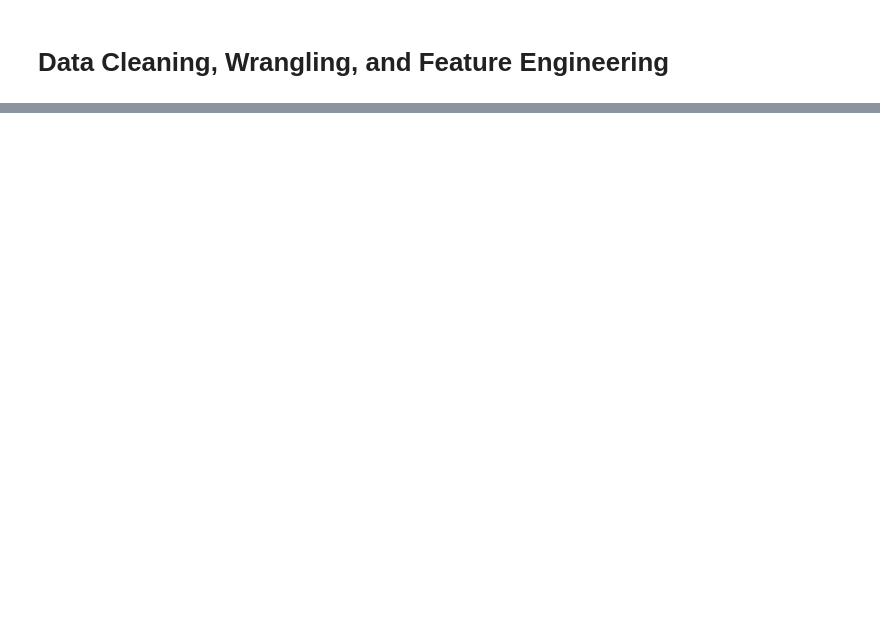
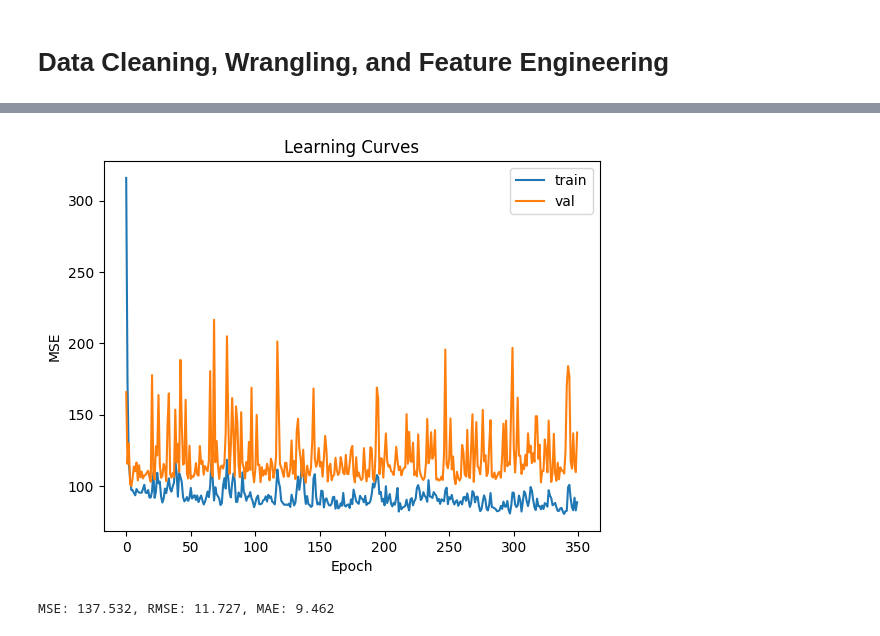
Before and after one commit to C23-PS052/Machine-Learning, a Jupyter notebook: Capstone_Playground.ipynb, the cells around one changed output, grey strips where cells are left out. Cells and saved outputs as stored; diff of their text form; code cells hidden in the pictures; blank space fills up the shorter version.

Commit message:
Finished training and converting model

```diff
--- a/Capstone_Playground.ipynb
+++ b/Capstone_Playground.ipynb
@@ -523,0 +232,14 @@ plot_series(X_test, rnn_forecast)
+# %%
+X = X.reshape((X.shape[0], X.shape[1], 1))
+# %%
+n_test = 365-292
+X_train, X_test, y_train, y_test = X[:-n_test], X[-n_test:], y[:-n_test], y[-n_test:]
+# %%
+model = Sequential()
+model.add(LSTM(100, activation='relu', kernel_initializer='he_normal', input_shape=(n_steps,1)))
+model.add(Dense(50, activation='relu', kernel_initializer='he_normal'))
+model.add(Dense(50, activation='relu', kernel_initializer='he_normal'))
+model.add(Dense(1))
+# %%
+model.compile(optimizer='adam', loss='mse', metrics=['mae'])
+model.fit(X_train, y_train, epochs=350, batch_size=32, verbose=1, validation_data=(X_test, y_test))
@@ -523,0 +265,17 @@ plot_series(X_test, rnn_forecast)
+# %%
+import matplotlib.pyplot as plt
+plt.title('Learning Curves')
+plt.xlabel('Epoch')
+plt.ylabel('MSE')
+plt.plot(model.history.history['loss'], label='train')
+plt.plot(model.history.history['val_loss'], label='val')
+plt.legend()
+plt.show()
+# %% [output]
+[figure, added]
+# %%
+from numpy import sqrt
+mse, mae = model.evaluate(X_test, y_test, verbose=0)
+print('MSE: %.3f, RMSE: %.3f, MAE: %.3f' % (mse, sqrt(mse), mae))
+# %% [output]
+MSE: 137.532, RMSE: 11.727, MAE: 9.462
```
Also changed, not shown: parts of 116 cells of this notebook.
